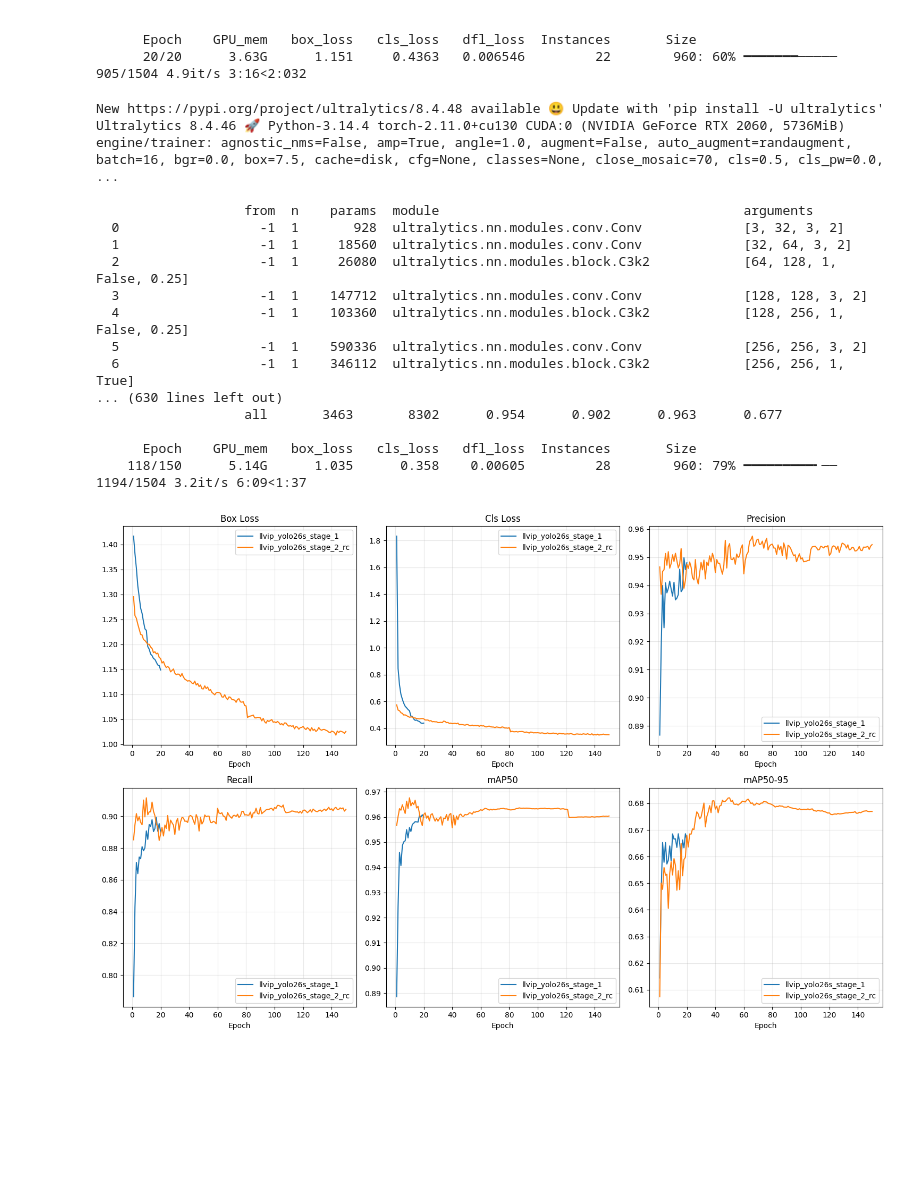
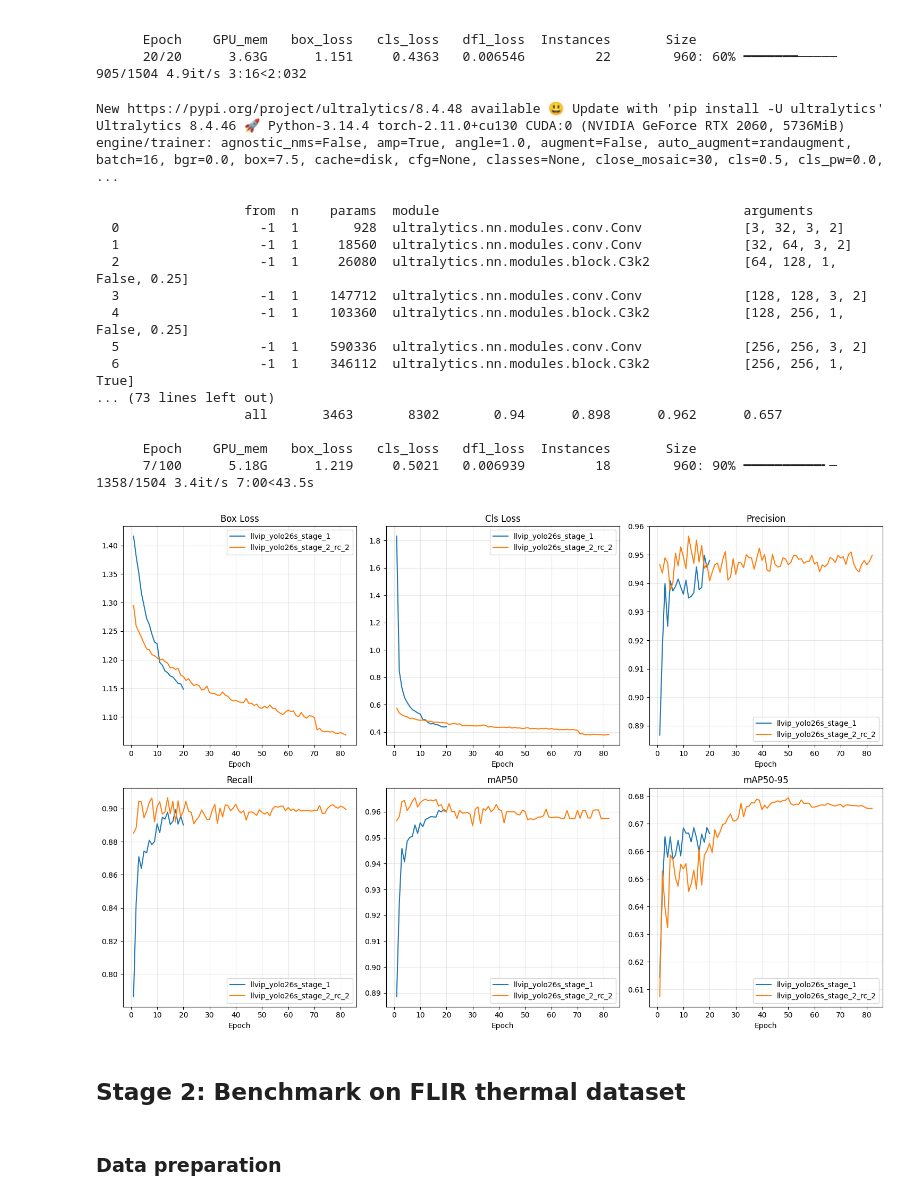
Before and after one commit to shinishiho/tw_project, a Jupyter notebook: tw_not_taiwan.ipynb, the cells around one changed output. Saved outputs shown, nothing was run; the diff lists cells and outputs as text; code cells hidden in the pictures; blank space fills up the shorter version.

```diff
--- a/tw_not_taiwan.ipynb
+++ b/tw_not_taiwan.ipynb
@@ -188,7 +191,7 @@ from ultralytics import YOLO
 model = YOLO("runs/detect/llvip_yolo26s_stage_1/weights/best.pt")
 model.train(
     data=yaml_path,
-    epochs=150,
+    epochs=100,
     imgsz=960,
     batch=16,
     optimizer="MuSGD",
@@ -196,12 +199,12 @@ model.train(
     lrf=0.02,
     momentum=0.937,
     warmup_epochs=5,
-    name="llvip_yolo26s_stage_2_rc",
+    name="llvip_yolo26s_stage_2_rc_2",
     patience=50,
     cache='disk',
     trainer=CustomSaveTrainer,
     exist_ok=True,
-    close_mosaic=70,
+    close_mosaic=30,
     # Augmentation
     hsv_h=0.0,
     hsv_s=0.0,
@@ -218,7 +221,7 @@ model.train(
 # %% [output]
 New https://pypi.org/project/ultralytics/8.4.48 available 😃 Update with 'pip install -U ultralytics'
 Ultralytics 8.4.46 🚀 Python-3.14.4 torch-2.11.0+cu130 CUDA:0 (NVIDIA GeForce RTX 2060, 5736MiB)
-engine/trainer: agnostic_nms=False, amp=True, angle=1.0, augment=False, auto_augment=randaugment, batch=16, bgr=0.0, box=7.5, cache=disk, cfg=None, classes=None, close_mosaic=70, cls=0.5, cls_pw=0.0,  ...
+engine/trainer: agnostic_nms=False, amp=True, angle=1.0, augment=False, auto_augment=randaugment, batch=16, bgr=0.0, box=7.5, cache=disk, cfg=None, classes=None, close_mosaic=30, cls=0.5, cls_pw=0.0,  ...
 
                    from  n    params  module                                       arguments
   0                  -1  1       928  ultralytics.nn.modules.conv.Conv             [3, 32, 3, 2]
@@ -228,11 +231,11 @@ engine/trainer: agnostic_nms=False, amp=True, angle=1.0, augment=False, auto_aug
   4                  -1  1    103360  ultralytics.nn.modules.block.C3k2            [128, 256, 1, False, 0.25]
   5                  -1  1    590336  ultralytics.nn.modules.conv.Conv             [256, 256, 3, 2]
   6                  -1  1    346112  ultralytics.nn.modules.block.C3k2            [256, 256, 1, True]
-... (630 lines left out)
-                   all       3463       8302      0.954      0.902      0.963      0.677
+... (73 lines left out)
+                   all       3463       8302       0.94      0.898      0.962      0.657
 
       Epoch    GPU_mem   box_loss   cls_loss   dfl_loss  Instances       Size
-    118/150      5.14G      1.035      0.358    0.00605         28        960: 79% ━━━━━━━━━╸── 1194/1504 3.2it/s 6:09<1:37
+      7/100      5.18G      1.219     0.5021   0.006939         18        960: 90% ━━━━━━━━━━╸─ 1358/1504 3.4it/s 7:00<43.5s
 # %%
 """View training metrics"""
 
@@ -250,32 +253,36 @@ def plot_training_metrics(*run_dirs, figsize=(15, 10)):
         ("metrics/recall(B)",    "Recall"),
         ("metrics/mAP50(B)",     "mAP50"),
         ("metrics/mAP50-95(B)",  "mAP50-95"),
     ]
 
     fig, axes = plt.subplots(2, 3, figsize=figsize)
     axes = axes.flatten()
 
     for run_dir in run_dirs:
         csv_path = Path(run_dir) / "results.csv"
         df = pd.read_csv(csv_path)
         df.columns = df.columns.str.strip()
         label = Path(run_dir).name
 
         for ax, (col, title) in zip(axes, metrics):
             if col in df.columns:
                 ax.plot(df["epoch"], df[col], label=label)
                 ax.set_title(title)
                 ax.set_xlabel("Epoch")
                 ax.legend()
                 ax.grid(True, alpha=0.3)
 
     plt.tight_layout()
     plt.show()
 
 
 plot_training_metrics(
     "runs/detect/llvip_yolo26s_stage_1",
-    "runs/detect/llvip_yolo26s_stage_2_rc",
+    "runs/detect/llvip_yolo26s_stage_2_rc_2",
 )
 # %% [output]
-[figure, old version]
+[figure, new version]
+# %% [markdown]
+## Stage 2: Benchmark on FLIR thermal dataset
+# %% [markdown]
+### Data preparation
```
Also changed, not shown: parts of 4 cells of this notebook.
